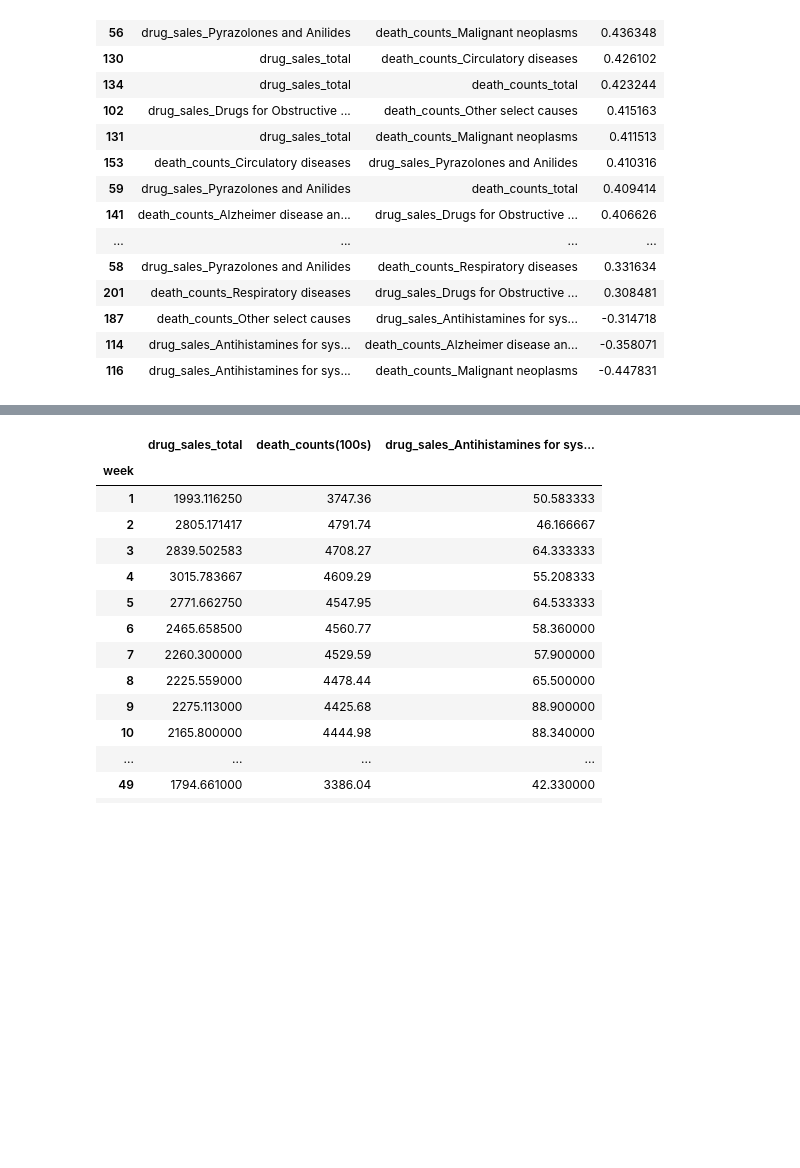
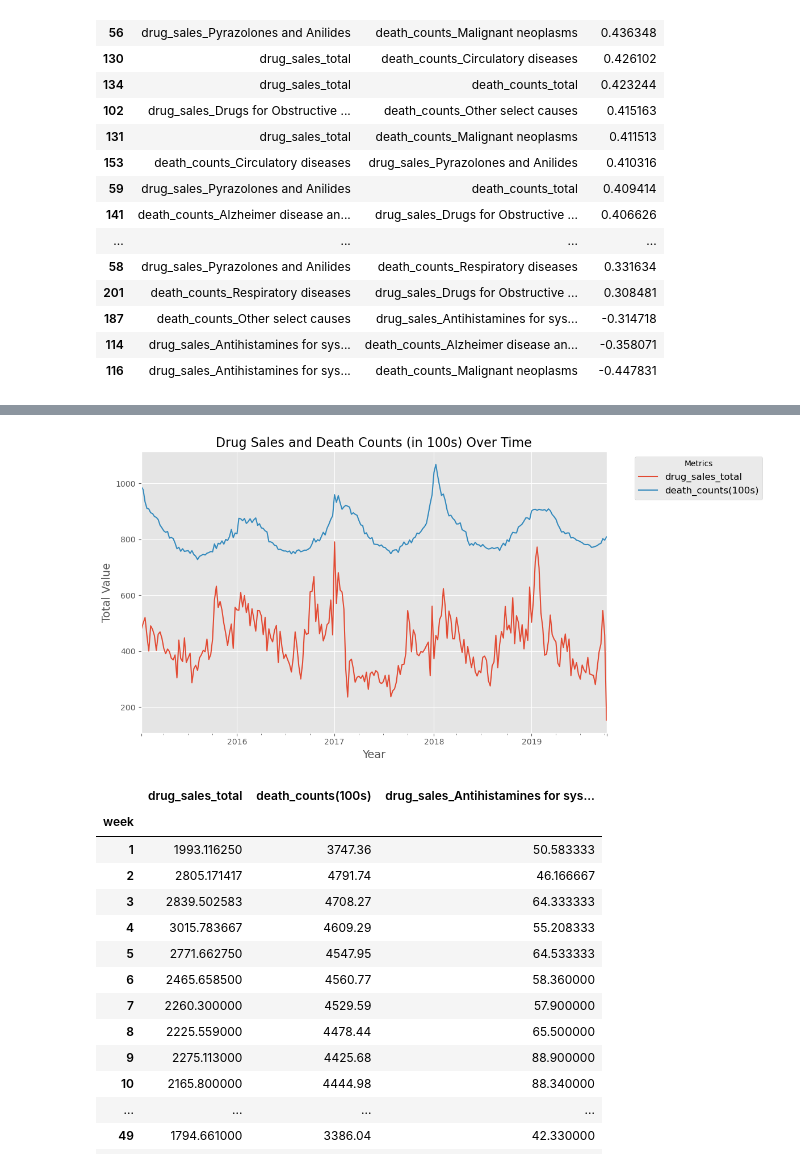
Before and after one commit to Birdfeathers/Project1--Healthcare_Devices, a Jupyter notebook: death_by_drug_sales.ipynb, the cells around one changed output, grey strips where cells are left out. Saved outputs shown, nothing was run; the diff lists cells and outputs as text; code cells hidden in the pictures; blank space fills up the shorter version.

```diff
--- a/death_by_drug_sales.ipynb
+++ b/death_by_drug_sales.ipynb
@@ -185,3 +211,31 @@ death_and_drug_sales_df[['drug_sales_total', 'death_counts(100s)']].plot()
+# %%
+# Create a new column by scaling down death counts
+death_and_drug_sales_df['death_counts(100s)'] = death_and_drug_sales_df['death_counts_total'] / 100
+
+# Set plot style
+plt.style.use('ggplot')
+
+# Increase figure size
+fig, ax = plt.subplots(figsize=(12, 6))
+
+# Plot the data
+death_and_drug_sales_df[['drug_sales_total', 'death_counts(100s)']].plot(ax=ax)
+
+# Add title and axis labels
+plt.title('Drug Sales and Death Counts (in 100s) Over Time', fontsize=16)
+plt.xlabel('Year', fontsize=14)
+plt.ylabel('Total Value', fontsize=14)
+
+# Customize legend placement
+plt.legend(title='Metrics', bbox_to_anchor=(1.05, 1), loc='upper left', fontsize=12)
+
+# Improve layout to avoid overlap
+plt.tight_layout()
+
+# Show the plot
+plt.show()
+# %% [output]
+[figure, added]
 # %%
 death_and_drug_sales_by_week_df = death_and_drug_sales_df.reset_index()
 death_and_drug_sales_by_week_df['week'] = death_and_drug_sales_by_week_df['Date'].dt.isocalendar().week
```
Also changed, not shown: parts of 6 cells of this notebook, 2 other files.
